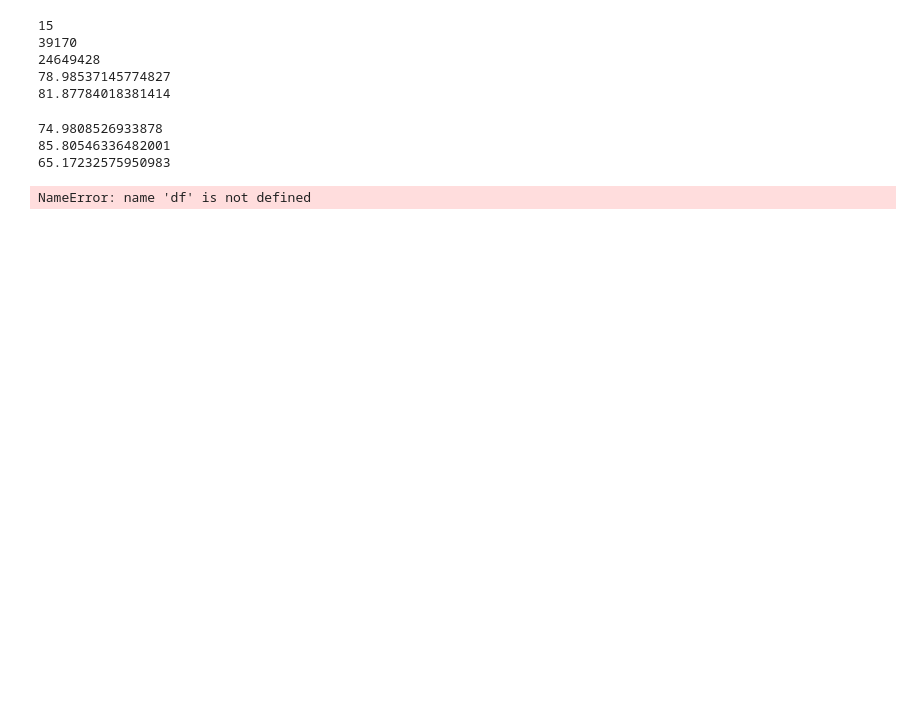
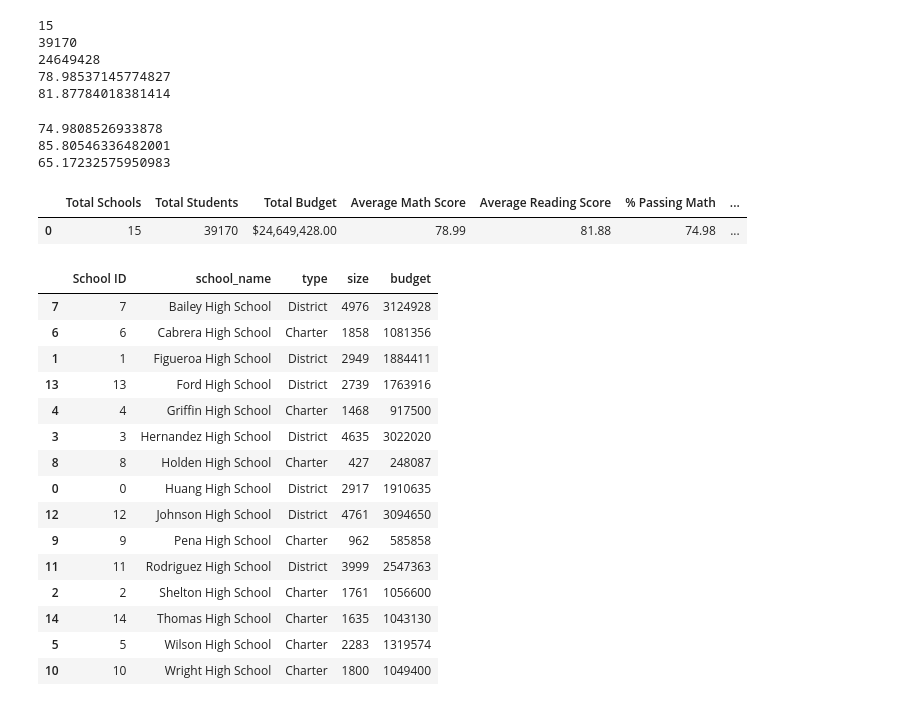
Before and after one commit to Cosette3737/Pandas-Challenge, a Jupyter notebook: PandasPyschool.ipynb, the cells around one changed output. Saved outputs shown, nothing was run; the diff lists cells and outputs as text; code cells hidden in the pictures; blank space fills up the shorter version.

```diff
--- a/PandasPyschool.ipynb
+++ b/PandasPyschool.ipynb
@@ -63,13 +69,42 @@ print(PassBothAve)
 74.9808526933878
 85.80546336482001
 65.17232575950983
-# %%
-district_summary=[{"Total Schools":Total_Schools, "Total Students":Total_Budget,
-                   "Total Budget" :Total_Budget, "Average Math Score": Average_Math,
-                   "Average Reading Score":Average_Reader, "% Passing Math": PassMathAve,
-                   "% Passing Reading": PassReadAve, "% Overall Passing": PassBothAve}]
-district_summary= pd.DataFrame(district_summary)
-final_district= np.round(df['district_summary'], decimals=2)
-print(final_district)
-# %% [output]
-NameError: name 'df' is not defined
+# %%
+#Create District summary df
+district_summary=[{"Total Schools":Total_Schools, "Total Students":Total_Students,
+                   "Total Budget" :Total_Budget, "Average Math Score": Average_Math,\
+                   "Average Reading Score":Average_Reader, "% Passing Math": PassMathAve, \
+                   "% Passing Reading": PassReadAve, "% Overall Passing": PassBothAve}]
+district_summary_df= pd.DataFrame(district_summary)
+district_summary_df['Average Reading Score']=district_summary_df['Average Reading Score'].map("{:.2f}".format)
+district_summary_df['Average Math Score']=district_summary_df['Average Math Score'].map("{:.2f}".format)
+district_summary_df['% Passing Math']=district_summary_df['% Passing Math'].map("{:.2f}".format)
+district_summary_df['% Passing Reading']=district_summary_df['% Passing Reading'].map("{:.2f}".format)
+district_summary_df['% Overall Passing']=district_summary_df['% Overall Passing'].map("{:.2f}".format)
+district_summary_df['Total Budget']=district_summary_df['Total Budget'].map("${:,.2f}".format)
+district_summary_df
+# %% [output]
+|  | Total Schools | Total Students | Total Budget | Average Math Score | Average Reading Score | % Passing Math | ... |
+| 0 | 15 | 39170 | $24,649,428.00 | 78.99 | 81.88 | 74.98 | ... |
+# %%
+
+school_df.head
+schoolsorted_df=school_df.sort_values(by='school_name')
+schoolsorted_df
+# %% [output]
+|  | School ID | school_name | type | size | budget |
+| 7 | 7 | Bailey High School | District | 4976 | 3124928 |
+| 6 | 6 | Cabrera High School | Charter | 1858 | 1081356 |
+| 1 | 1 | Figueroa High School | District | 2949 | 1884411 |
+| 13 | 13 | Ford High School | District | 2739 | 1763916 |
+| 4 | 4 | Griffin High School | Charter | 1468 | 917500 |
+| 3 | 3 | Hernandez High School | District | 4635 | 3022020 |
+| 8 | 8 | Holden High School | Charter | 427 | 248087 |
+| 0 | 0 | Huang High School | District | 2917 | 1910635 |
+| 12 | 12 | Johnson High School | District | 4761 | 3094650 |
+| 9 | 9 | Pena High School | Charter | 962 | 585858 |
+| 11 | 11 | Rodriguez High School | District | 3999 | 2547363 |
+| 2 | 2 | Shelton High School | Charter | 1761 | 1056600 |
+| 14 | 14 | Thomas High School | Charter | 1635 | 1043130 |
+| 5 | 5 | Wilson High School | Charter | 2283 | 1319574 |
+| 10 | 10 | Wright High School | Charter | 1800 | 1049400 |
```
Also changed, not shown: parts of 16 cells of this notebook.
